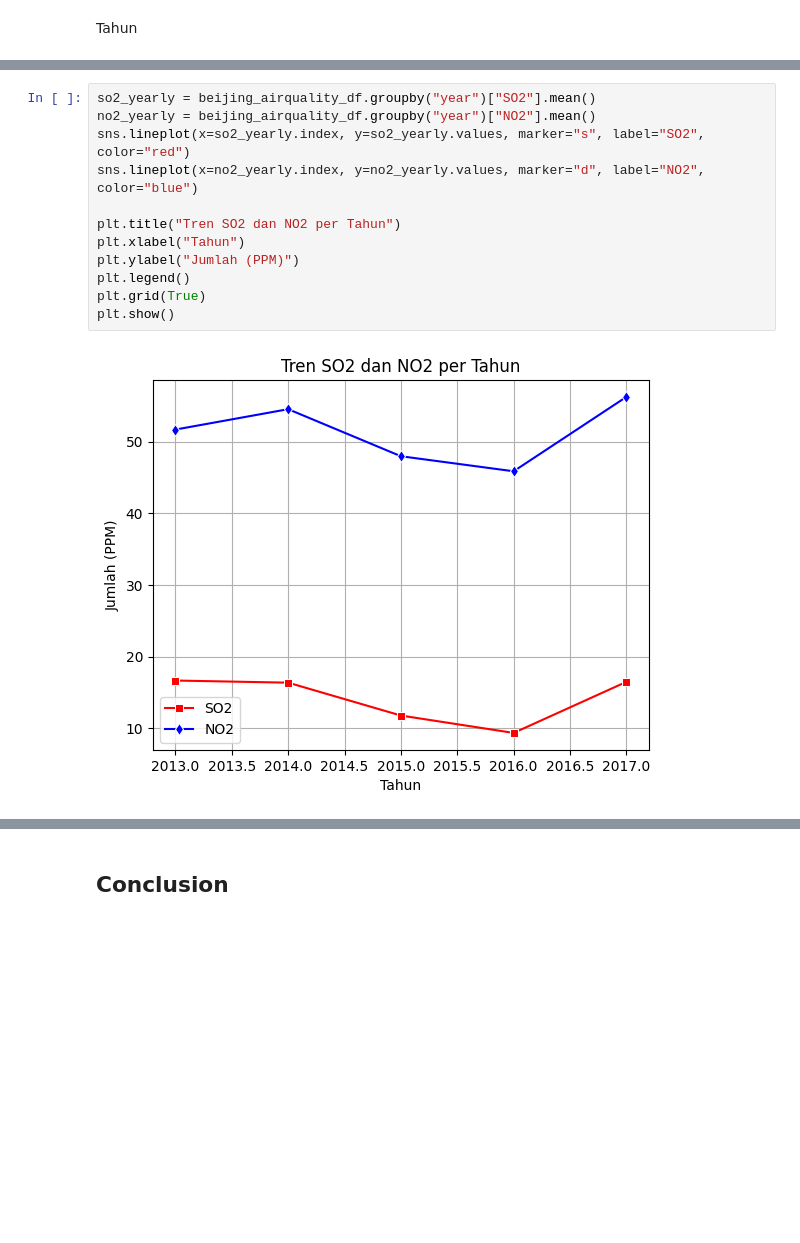
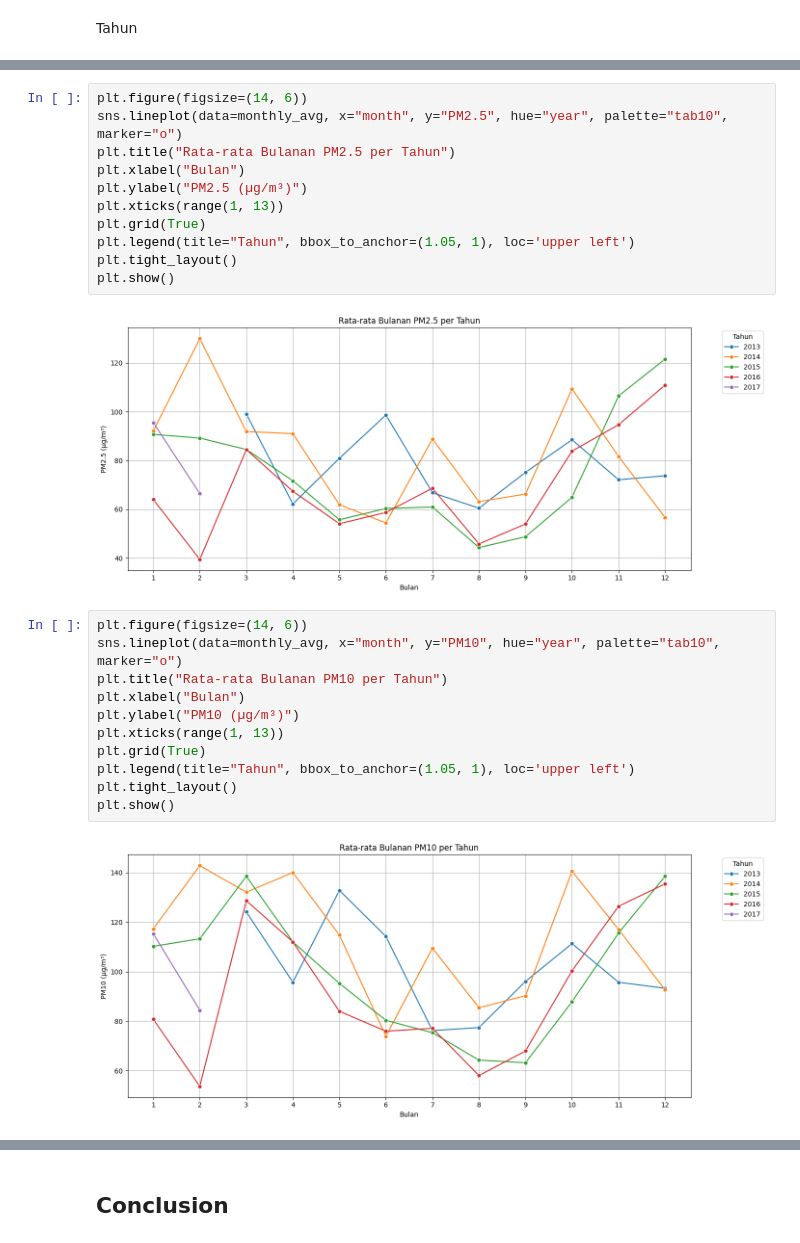
Before and after one commit to RandySam/Dicoding-Submission, a Jupyter notebook: Proyek_Analisis_Data.ipynb, the cells around one changed output, grey strips where cells are left out. Cells and saved outputs as stored; diff of their text form; blank space fills up the shorter version.

```diff
--- a/Proyek_Analisis_Data.ipynb
+++ b/Proyek_Analisis_Data.ipynb
@@ -868,14 +866,26 @@ plt.show()
-# %%
-so2_yearly = beijing_airquality_df.groupby("year")["SO2"].mean()
-no2_yearly = beijing_airquality_df.groupby("year")["NO2"].mean()
-sns.lineplot(x=so2_yearly.index, y=so2_yearly.values, marker="s", label="SO2", color="red")
-sns.lineplot(x=no2_yearly.index, y=no2_yearly.values, marker="d", label="NO2", color="blue")
-
-plt.title("Tren SO2 dan NO2 per Tahun")
-plt.xlabel("Tahun")
-plt.ylabel("Jumlah (PPM)")
-plt.legend()
-plt.grid(True)
-plt.show()
-# %% [output]
-[figure, removed]
+# %%
+plt.figure(figsize=(14, 6))
+sns.lineplot(data=monthly_avg, x="month", y="PM2.5", hue="year", palette="tab10", marker="o")
+plt.title("Rata-rata Bulanan PM2.5 per Tahun")
+plt.xlabel("Bulan")
+plt.ylabel("PM2.5 (µg/m³)")
+plt.xticks(range(1, 13))
+plt.grid(True)
+plt.legend(title="Tahun", bbox_to_anchor=(1.05, 1), loc='upper left')
+plt.tight_layout()
+plt.show()
+# %% [output]
+[figure, added]
+# %%
+plt.figure(figsize=(14, 6))
+sns.lineplot(data=monthly_avg, x="month", y="PM10", hue="year", palette="tab10", marker="o")
+plt.title("Rata-rata Bulanan PM10 per Tahun")
+plt.xlabel("Bulan")
+plt.ylabel("PM10 (µg/m³)")
+plt.xticks(range(1, 13))
+plt.grid(True)
+plt.legend(title="Tahun", bbox_to_anchor=(1.05, 1), loc='upper left')
+plt.tight_layout()
+plt.show()
+# %% [output]
+[figure, added]
```
Also changed, not shown: parts of 23 cells of this notebook.
